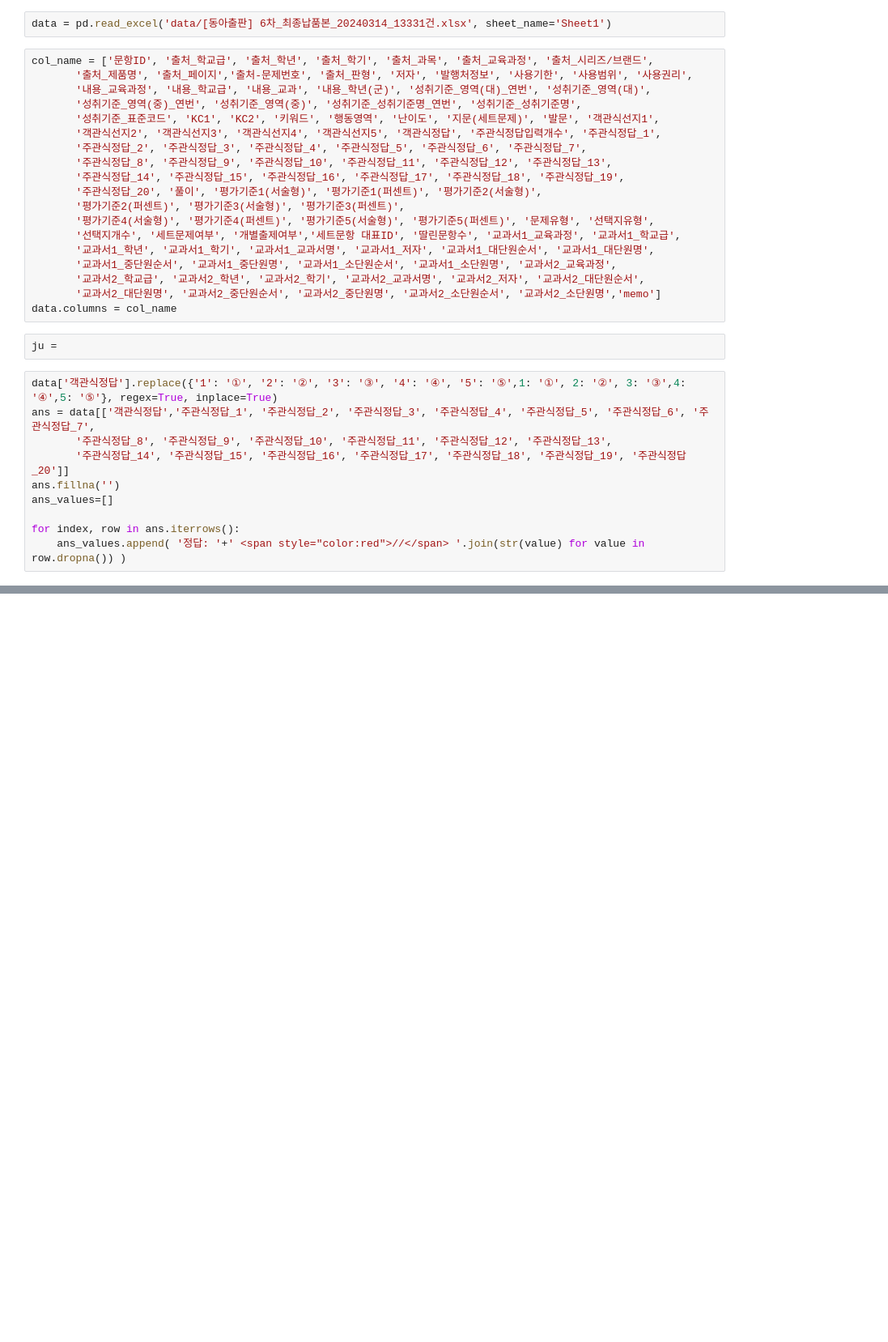
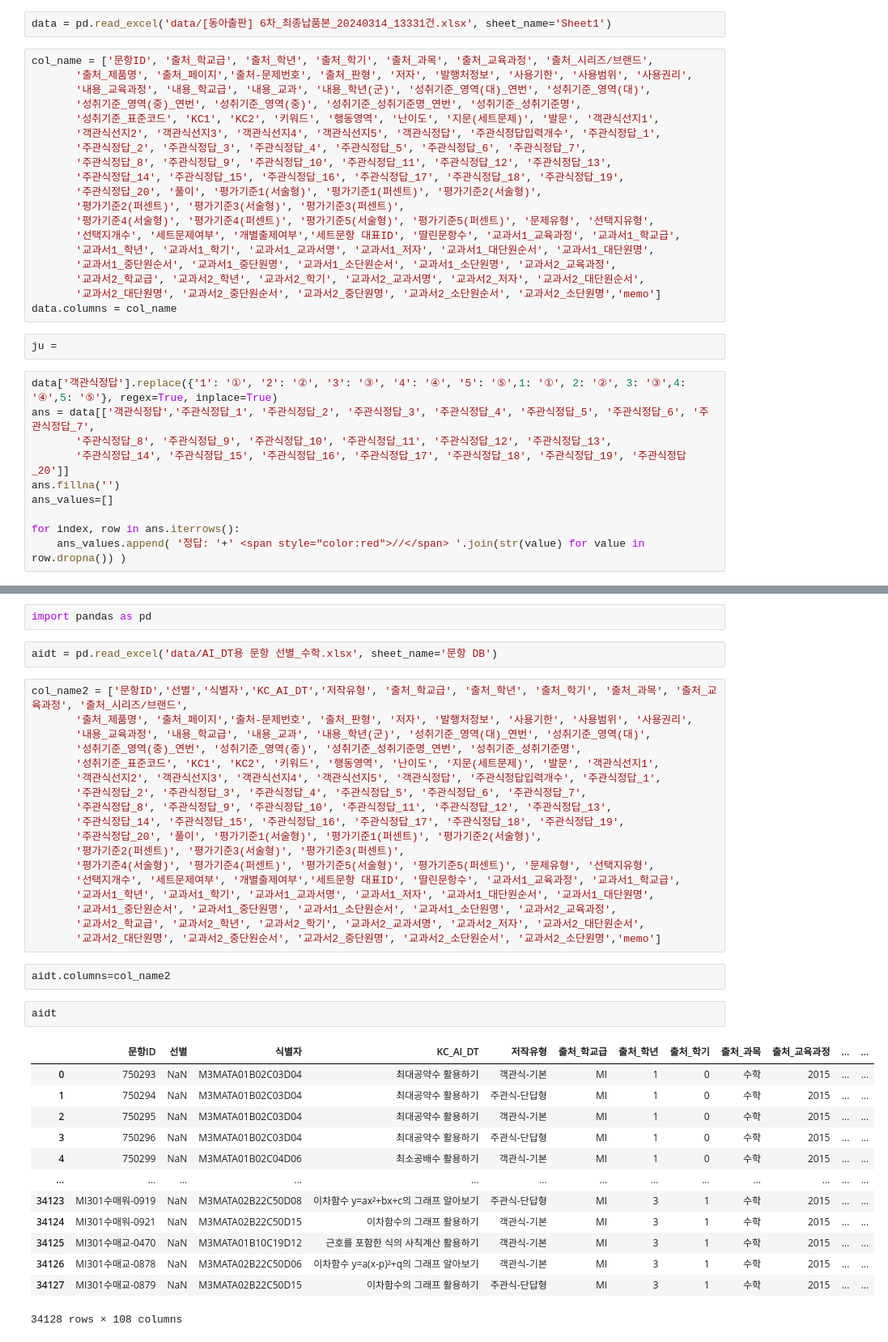
Before and after one commit to pjaewon/inspection, a Jupyter notebook: test.ipynb, the cells around one changed output, grey strips where cells are left out. Shown at 81% size. Drawn from its saved outputs; the diff is of its cells as text; blank space fills up the shorter version.

```diff
--- a/test.ipynb
+++ b/test.ipynb
@@ -55,0 +95,40 @@ ans_values
+# %%
+import pandas as pd
+# %%
+aidt = pd.read_excel('data/AI_DT용 문항 선별_수학.xlsx', sheet_name='문항 DB')
+# %%
+col_name2 = ['문항ID','선별','식별자','KC_AI_DT','저작유형', '출처_학교급', '출처_학년', '출처_학기', '출처_과목', '출처_교육과정', '출처_시리즈/브랜드',
+       '출처_제품명', '출처_페이지','출처-문제번호', '출처_판형', '저자', '발행처정보', '사용기한', '사용범위', '사용권리',
+       '내용_교육과정', '내용_학교급', '내용_교과', '내용_학년(군)', '성취기준_영역(대)_연번', '성취기준_영역(대)',
+       '성취기준_영역(중)_연번', '성취기준_영역(중)', '성취기준_성취기준명_연번', '성취기준_성취기준명',
+       '성취기준_표준코드', 'KC1', 'KC2', '키워드', '행동영역', '난이도', '지문(세트문제)', '발문', '객관식선지1',
+       '객관식선지2', '객관식선지3', '객관식선지4', '객관식선지5', '객관식정답', '주관식정답입력개수', '주관식정답_1',
+       '주관식정답_2', '주관식정답_3', '주관식정답_4', '주관식정답_5', '주관식정답_6', '주관식정답_7',
+       '주관식정답_8', '주관식정답_9', '주관식정답_10', '주관식정답_11', '주관식정답_12', '주관식정답_13',
+       '주관식정답_14', '주관식정답_15', '주관식정답_16', '주관식정답_17', '주관식정답_18', '주관식정답_19',
+       '주관식정답_20', '풀이', '평가기준1(서술형)', '평가기준1(퍼센트)', '평가기준2(서술형)',
+       '평가기준2(퍼센트)', '평가기준3(서술형)', '평가기준3(퍼센트)',
+       '평가기준4(서술형)', '평가기준4(퍼센트)', '평가기준5(서술형)', '평가기준5(퍼센트)', '문제유형', '선택지유형',
+       '선택지개수', '세트문제여부', '개별출제여부','세트문항 대표ID', '딸린문항수', '교과서1_교육과정', '교과서1_학교급',
+       '교과서1_학년', '교과서1_학기', '교과서1_교과서명', '교과서1_저자', '교과서1_대단원순서', '교과서1_대단원명',
+       '교과서1_중단원순서', '교과서1_중단원명', '교과서1_소단원순서', '교과서1_소단원명', '교과서2_교육과정',
+       '교과서2_학교급', '교과서2_학년', '교과서2_학기', '교과서2_교과서명', '교과서2_저자', '교과서2_대단원순서',
+       '교과서2_대단원명', '교과서2_중단원순서', '교과서2_중단원명', '교과서2_소단원순서', '교과서2_소단원명','memo']
+# %%
+aidt.columns=col_name2
+# %%
+aidt
+# %% [output]
+|  | 문항ID | 선별 | 식별자 | KC_AI_DT | 저작유형 | 출처_학교급 | 출처_학년 | 출처_학기 | 출처_과목 | 출처_교육과정 | ... | ... |
+| 0 | 750293 | NaN | M3MATA01B02C03D04 | 최대공약수 활용하기 | 객관식-기본 | MI | 1 | 0 | 수학 | 2015 | ... | ... |
+| 1 | 750294 | NaN | M3MATA01B02C03D04 | 최대공약수 활용하기 | 주관식-단답형 | MI | 1 | 0 | 수학 | 2015 | ... | ... |
+| 2 | 750295 | NaN | M3MATA01B02C03D04 | 최대공약수 활용하기 | 객관식-기본 | MI | 1 | 0 | 수학 | 2015 | ... | ... |
+| 3 | 750296 | NaN | M3MATA01B02C03D04 | 최대공약수 활용하기 | 주관식-단답형 | MI | 1 | 0 | 수학 | 2015 | ... | ... |
+| 4 | 750299 | NaN | M3MATA01B02C04D06 | 최소공배수 활용하기 | 객관식-기본 | MI | 1 | 0 | 수학 | 2015 | ... | ... |
+| ... | ... | ... | ... | ... | ... | ... | ... | ... | ... | ... | ... | ... |
+| 34123 | MI301수매워-0919 | NaN | M3MATA02B22C50D08 | 이차함수 y=ax²+bx+c의 그래프 알아보기 | 주관식-단답형 | MI | 3 | 1 | 수학 | 2015 | ... | ... |
+| 34124 | MI301수매워-0921 | NaN | M3MATA02B22C50D15 | 이차함수의 그래프 활용하기 | 객관식-기본 | MI | 3 | 1 | 수학 | 2015 | ... | ... |
+| 34125 | MI301수매교-0470 | NaN | M3MATA01B10C19D12 | 근호를 포함한 식의 사칙계산 활용하기 | 객관식-기본 | MI | 3 | 1 | 수학 | 2015 | ... | ... |
+| 34126 | MI301수매교-0878 | NaN | M3MATA02B22C50D06 | 이차함수 y=a(x-p)²+q의 그래프 알아보기 | 객관식-기본 | MI | 3 | 1 | 수학 | 2015 | ... | ... |
+| 34127 | MI301수매교-0879 | NaN | M3MATA02B22C50D15 | 이차함수의 그래프 활용하기 | 주관식-단답형 | MI | 3 | 1 | 수학 | 2015 | ... | ... |
+34128 rows × 108 columns
```
Also changed, not shown: parts of 4 cells of this notebook, 7 other files.
